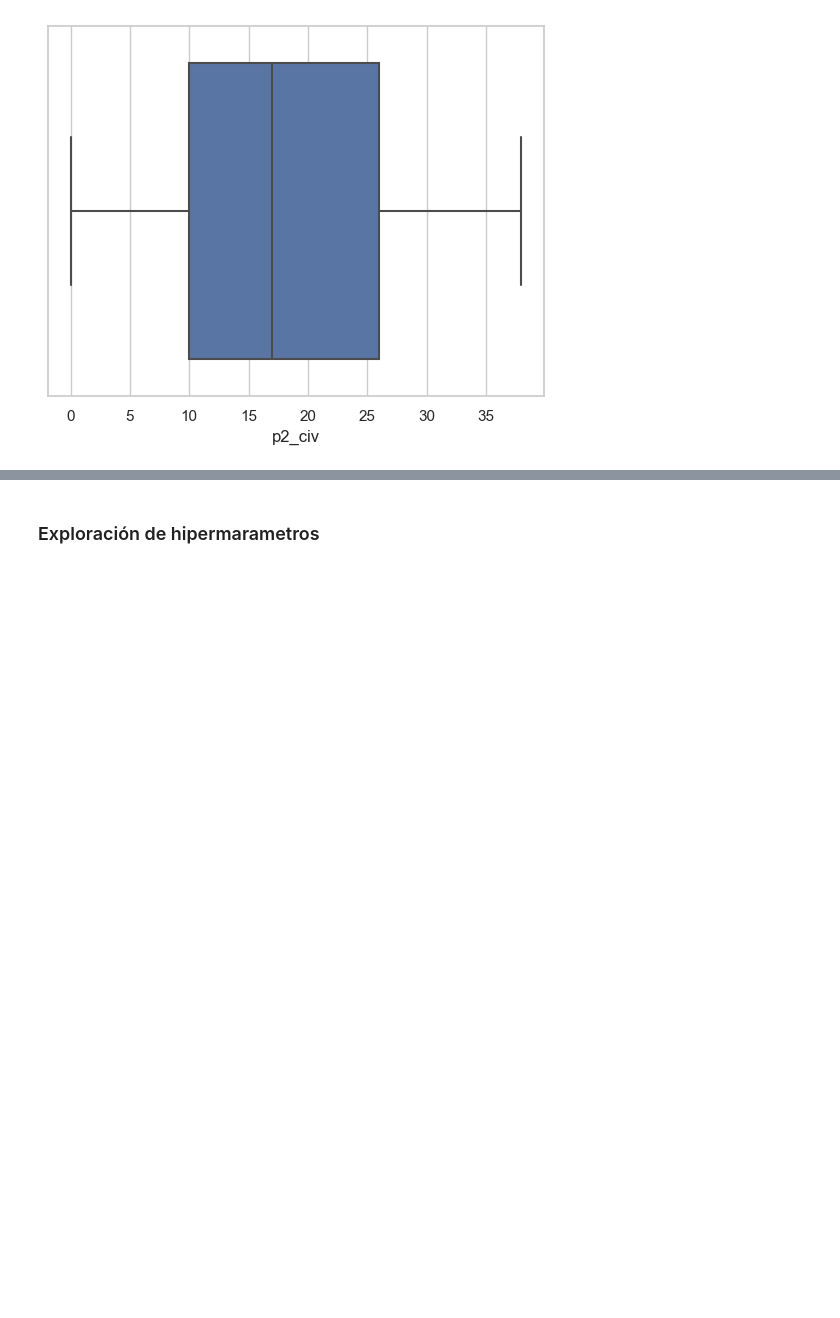
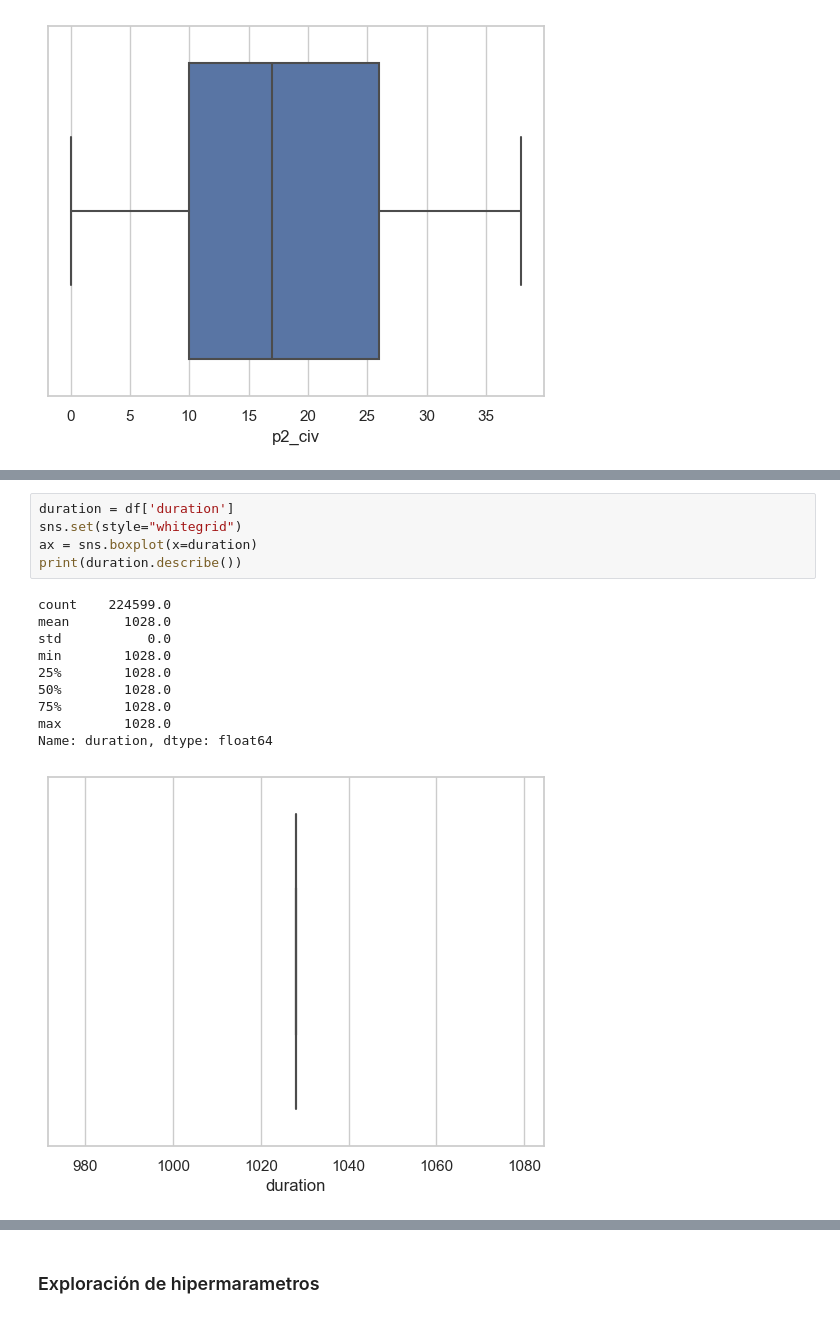
Before and after one commit to DiegoPerdomo0805/proyecto_aoe2, a Jupyter notebook: recommendation.ipynb, the cells around one changed output, grey strips where cells are left out. Cells and saved outputs as stored; diff of their text form; blank space fills up the shorter version.

```diff
--- a/recommendation.ipynb
+++ b/recommendation.ipynb
@@ -55,0 +134,16 @@ ax = sns.boxplot(x=p2_civ)
+# %%
+duration = df['duration']
+sns.set(style="whitegrid")
+ax = sns.boxplot(x=duration)
+print(duration.describe())
+# %% [output]
+count    224599.0
+mean       1028.0
+std           0.0
+min        1028.0
+25%        1028.0
+50%        1028.0
+75%        1028.0
+max        1028.0
+Name: duration, dtype: float64
+[figure, added]
```
Also changed, not shown: parts of 24 cells of this notebook, 2 other files.
